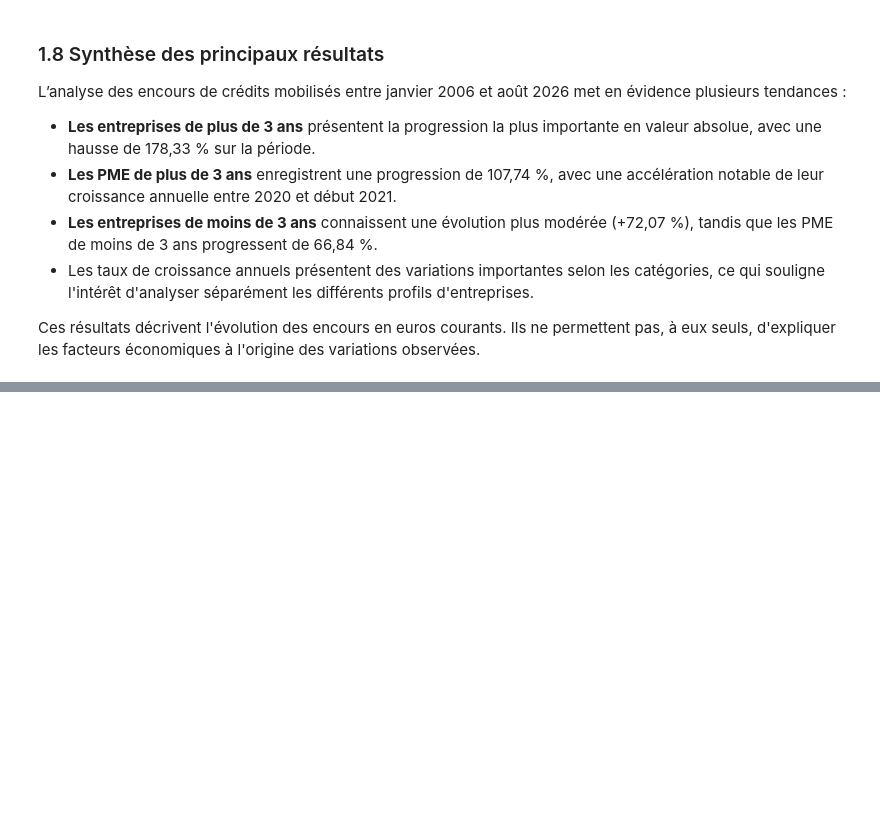
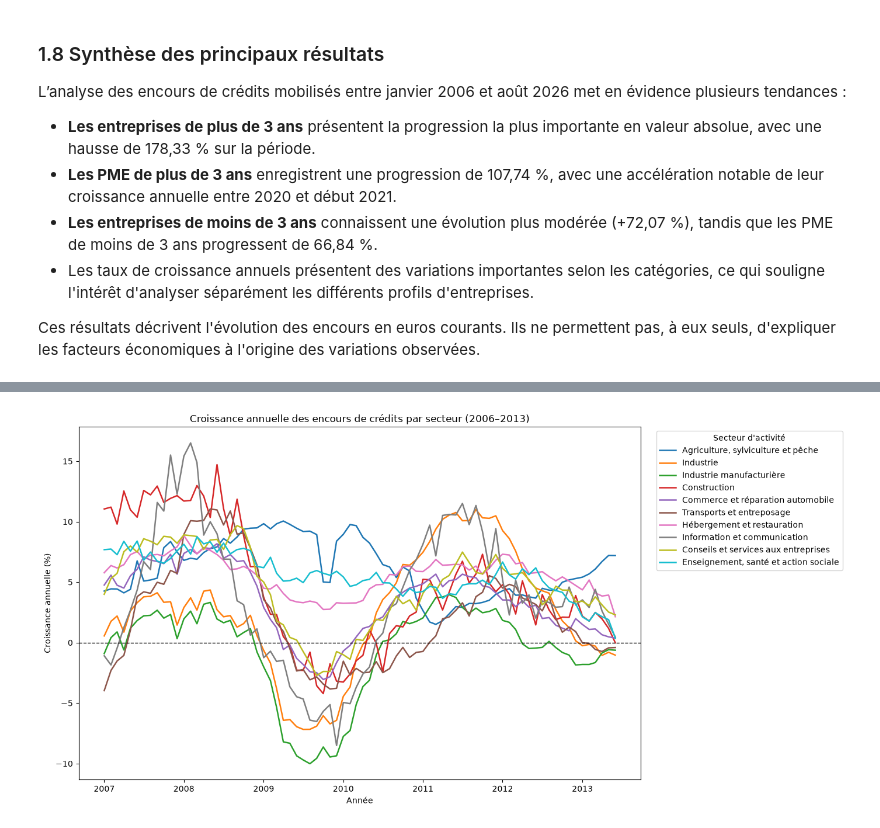
Before and after one commit to Meryematt/French-Business-Credit-Analysis, a Jupyter notebook: notebooks/03_credit_analysis.ipynb, the cells around one changed output, grey strips where cells are left out. Cells and saved outputs as stored; diff of their text form; code cells hidden in the pictures; blank space fills up the shorter version.

```diff
--- a/notebooks/03_credit_analysis.ipynb
+++ b/notebooks/03_credit_analysis.ipynb
@@ -506,0 +693,41 @@ Ces résultats décrivent l'évolution des encours en euros courants. Ils ne per
+# %%
+
+# Trier les données par secteur et par date
+df_evolution_secteurs = df_evolution_secteurs.sort_values(
+    ["DIREN_SECTACT", "time_period"]
+).copy()
+
+# Calculer la croissance annuelle en pourcentage
+df_evolution_secteurs["croissance_annuelle_pct"] = (
+    df_evolution_secteurs
+    .groupby("DIREN_SECTACT")["obs_value"]
+    .pct_change(periods=12) * 100
+)
+
+
+plt.figure(figsize=(14, 7))
+
+sns.lineplot(
+    data=df_evolution_secteurs,
+    x="time_period",
+    y="croissance_annuelle_pct",
+    hue="secteur",
+    linewidth=1.8
+)
+
+plt.axhline(y=0, linestyle="--", linewidth=1, color="black")
+
+plt.title("Croissance annuelle des encours de crédits par secteur (2006–2013)")
+plt.xlabel("Année")
+plt.ylabel("Croissance annuelle (%)")
+
+plt.legend(
+    title="Secteur d'activité",
+    bbox_to_anchor=(1.02, 1),
+    loc="upper left"
+)
+
+plt.tight_layout()
+plt.show()
+# %% [output]
+[figure, added]
```
Also changed, not shown: parts of 18 cells of this notebook.
